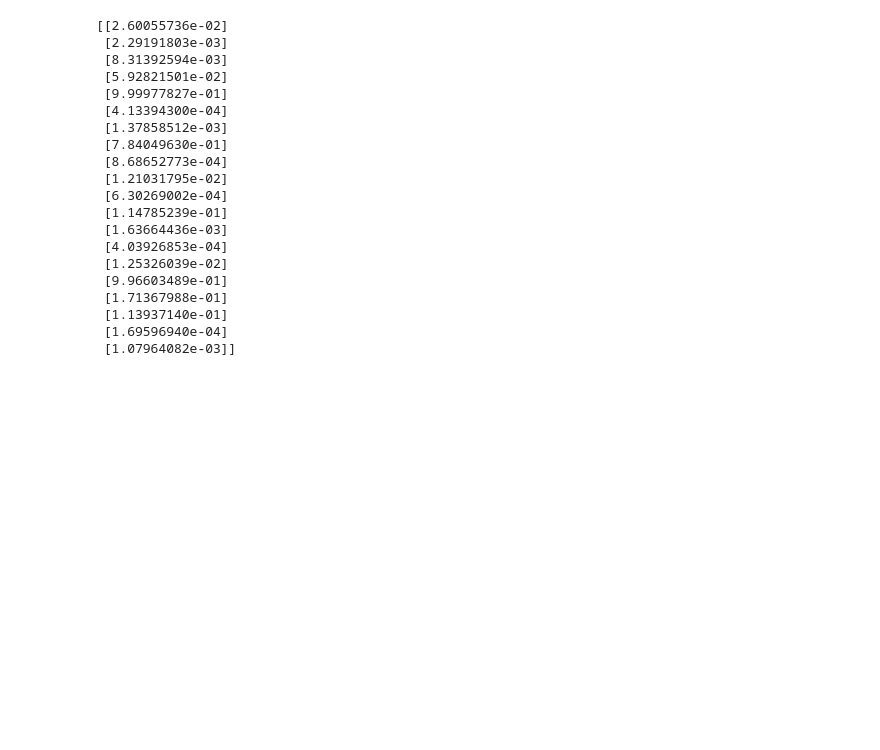
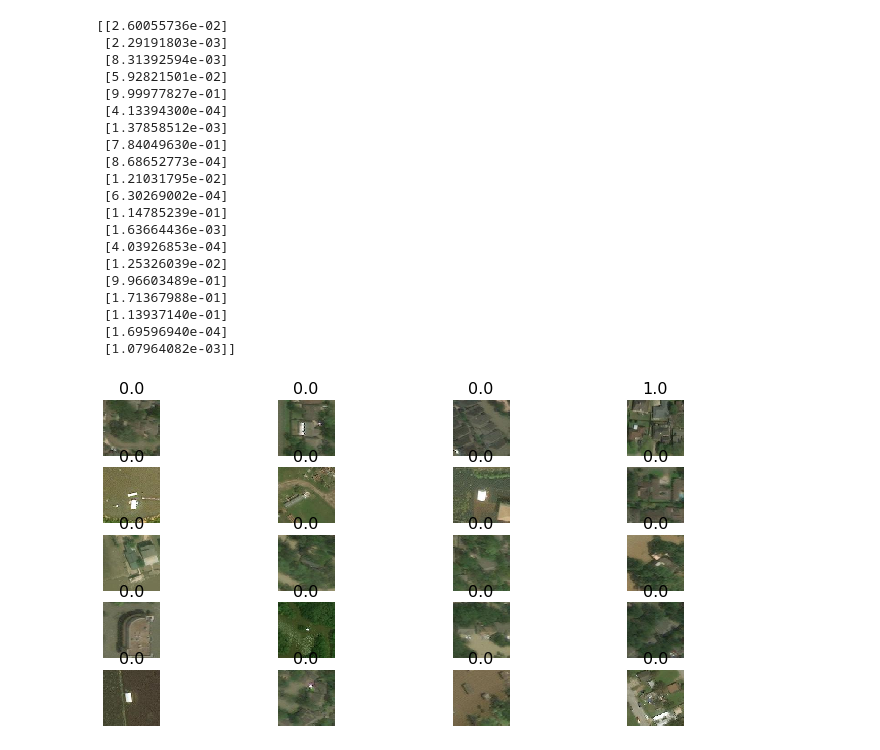
Before and after one commit to harimadhavan2000/AI2_P2, a Jupyter notebook: EDA.ipynb, the cells around one changed output. Cells and saved outputs as stored; diff of their text form; code cells hidden in the pictures; blank space fills up the shorter version.

```diff
--- a/EDA.ipynb
+++ b/EDA.ipynb
@@ -163,3 +163,8 @@ print(predictions)
  [1.13937140e-01]
  [1.69596940e-04]
  [1.07964082e-03]]
+# %%
+imgs, labels = next(test_data)
+plots(imgs, titles=labels, rows = 5)
+# %% [output]
+[figure, added]
```
